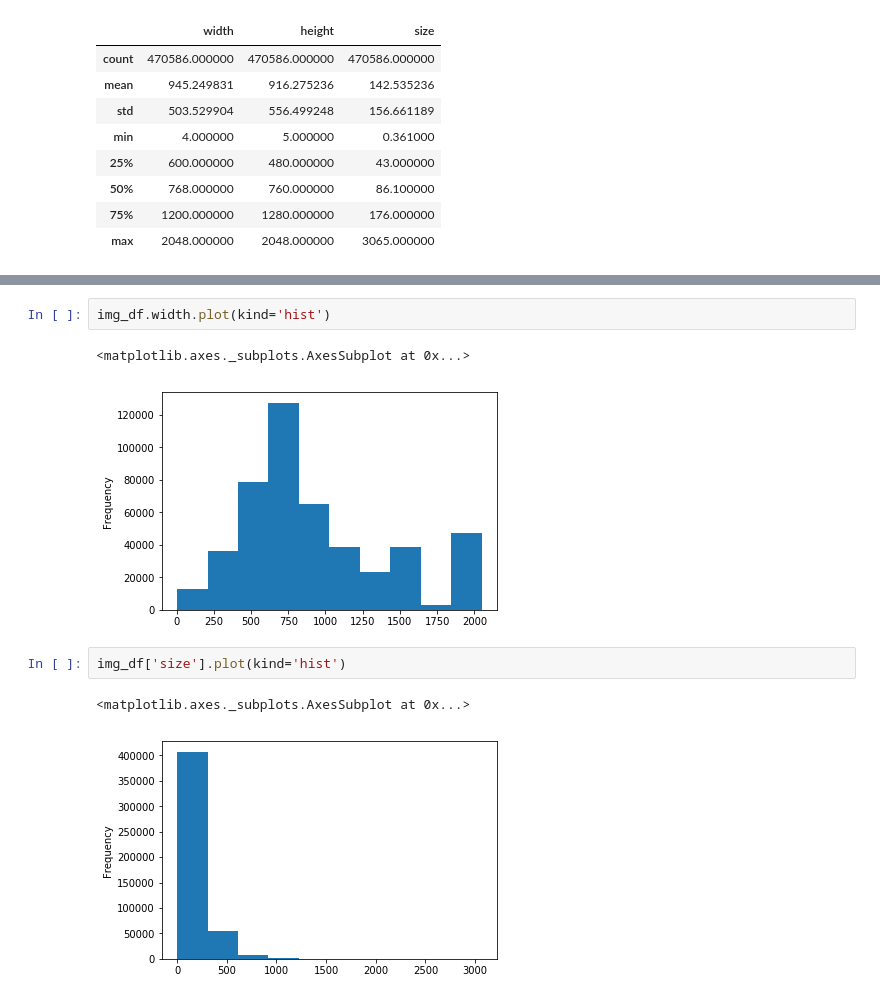
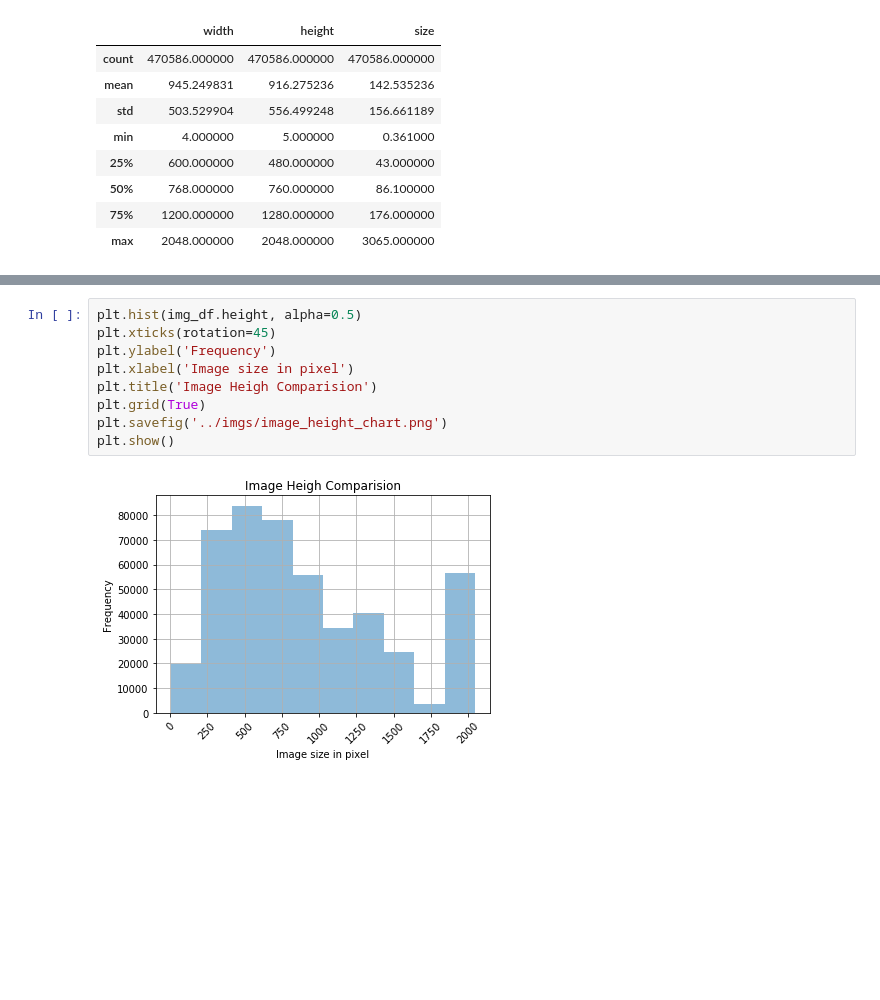
Before and after one commit to tutysara/mlnd-capstone-project, a Jupyter notebook: src/reports/report-image_statistics.ipynb, the cells around one changed output, grey strips where cells are left out. Cells and saved outputs as stored; diff of their text form; blank space fills up the shorter version.

```diff
--- a/src/reports/report-image_statistics.ipynb
+++ b/src/reports/report-image_statistics.ipynb
@@ -164,10 +159,11 @@ img_df.height.plot(kind='hist')
-# %%
-img_df.width.plot(kind='hist')
-# %% [output]
-<matplotlib.axes._subplots.AxesSubplot at 0x...>
-[figure, removed]
-# %%
-img_df['size'].plot(kind='hist')
-# %% [output]
-<matplotlib.axes._subplots.AxesSubplot at 0x...>
-[figure, removed]
+# %%
+plt.hist(img_df.height, alpha=0.5)
+plt.xticks(rotation=45)
+plt.ylabel('Frequency')
+plt.xlabel('Image size in pixel')
+plt.title('Image Heigh Comparision')
+plt.grid(True)
+plt.savefig('../imgs/image_height_chart.png')
+plt.show()
+# %% [output]
+[figure, added]
```
Also changed, not shown: parts of 3 cells of this notebook, 1 other file.
